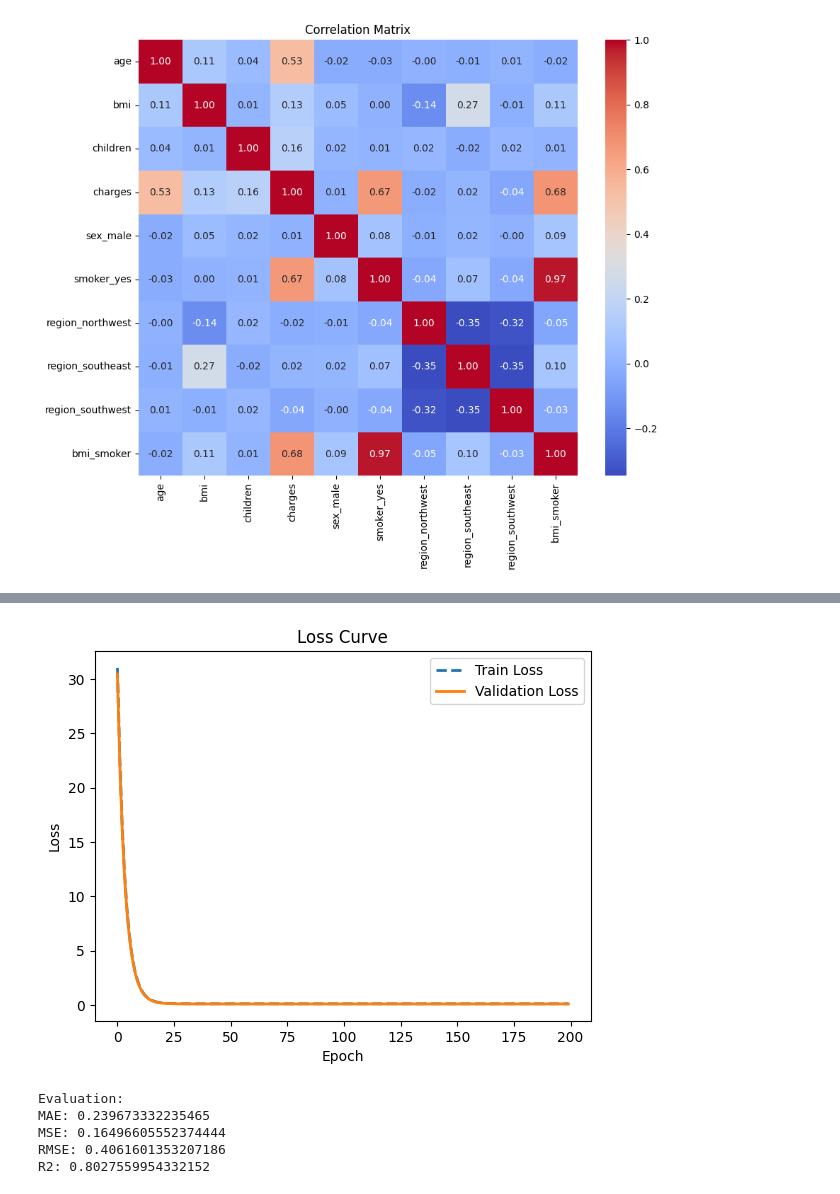
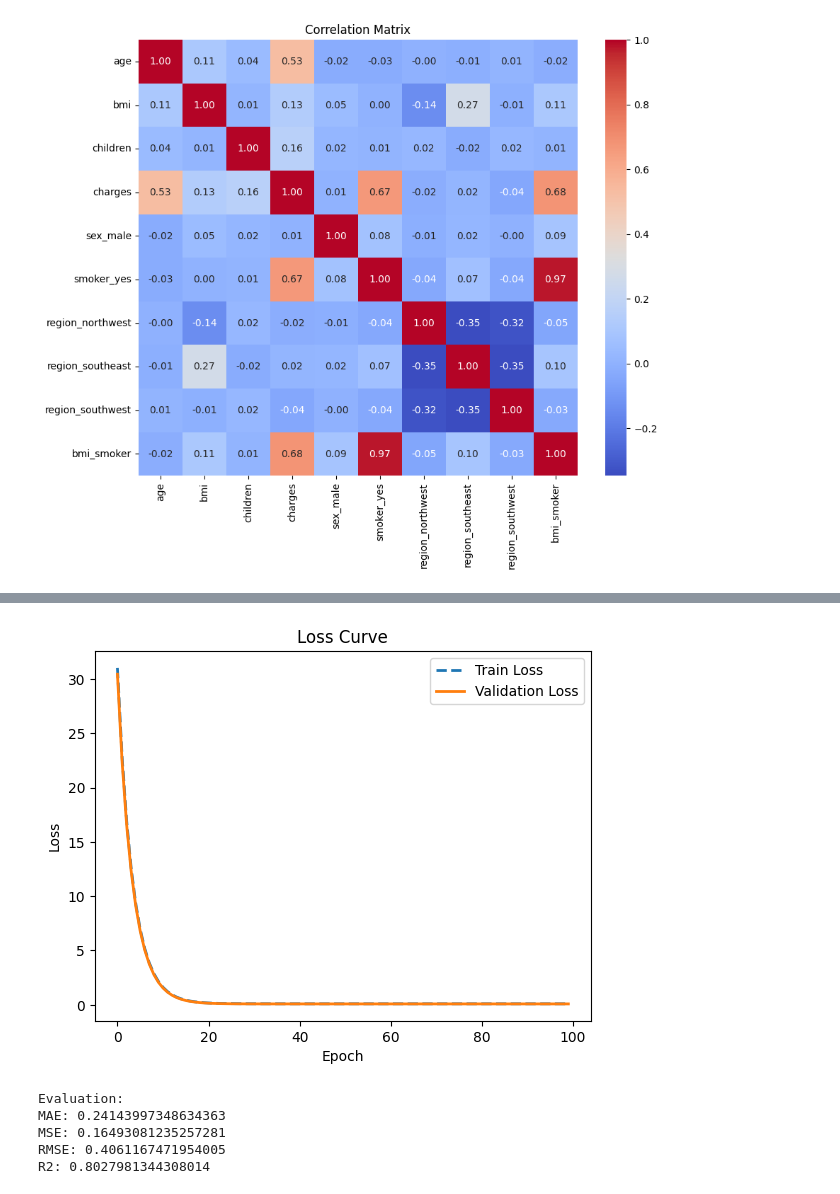
Before and after one commit to thuynguyenhuit/hocsau, a Jupyter notebook: Phan_tich_hoi_quy_tuyen_tinh_Insurance.ipynb, the cells around one changed output, grey strips where cells are left out. Drawn from its saved outputs; the diff is of its cells as text; code cells hidden in the pictures.

```diff
--- a/Phan_tich_hoi_quy_tuyen_tinh_Insurance.ipynb
+++ b/Phan_tich_hoi_quy_tuyen_tinh_Insurance.ipynb
@@ -193,7 +193,7 @@ X_test = np.c_[np.ones(X_test.shape[0]), X_test]
 # 5. Hyper-parameters
 # ======================
 learning_rate = 0.005
-epochs = 200
+epochs = 100
 batch_size = 32
 
 # ======================
@@ -281,9 +279,9 @@ Epoch 150 | Train Loss: 0.0924 | Val Loss: 0.0828
-[figure, old version]
+[figure, new version]
 Evaluation:
-MAE: 0.239673332235465
-MSE: 0.16496605552374444
-RMSE: 0.4061601353207186
-R2: 0.8027559954332152
+MAE: 0.24143997348634363
+MSE: 0.16493081235257281
+RMSE: 0.4061167471954005
+R2: 0.8027981344308014
 # %%
 #Biểu đồ phần dư sau cải tiến
 residuals = y_test - y_pred
```
Also changed, not shown: parts of 2 cells of this notebook.
